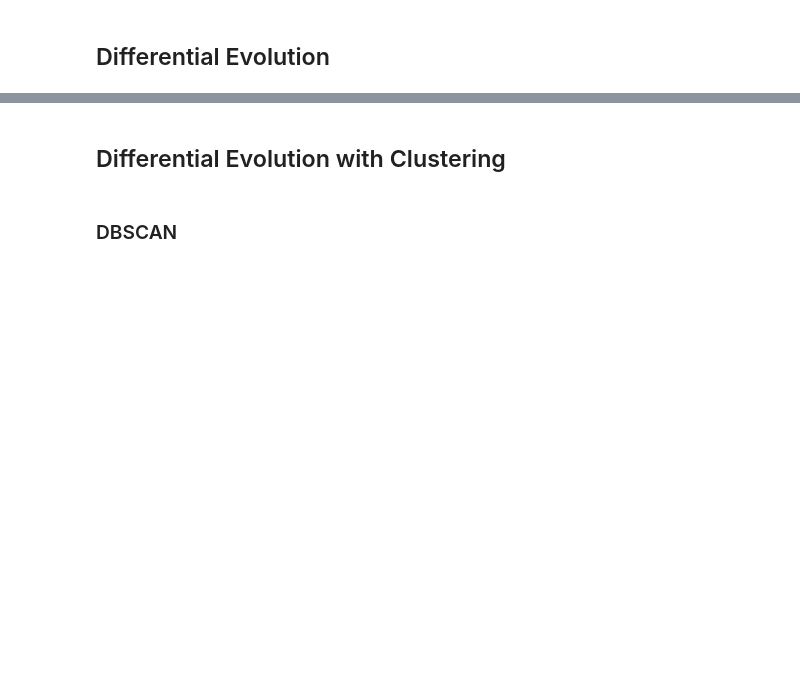
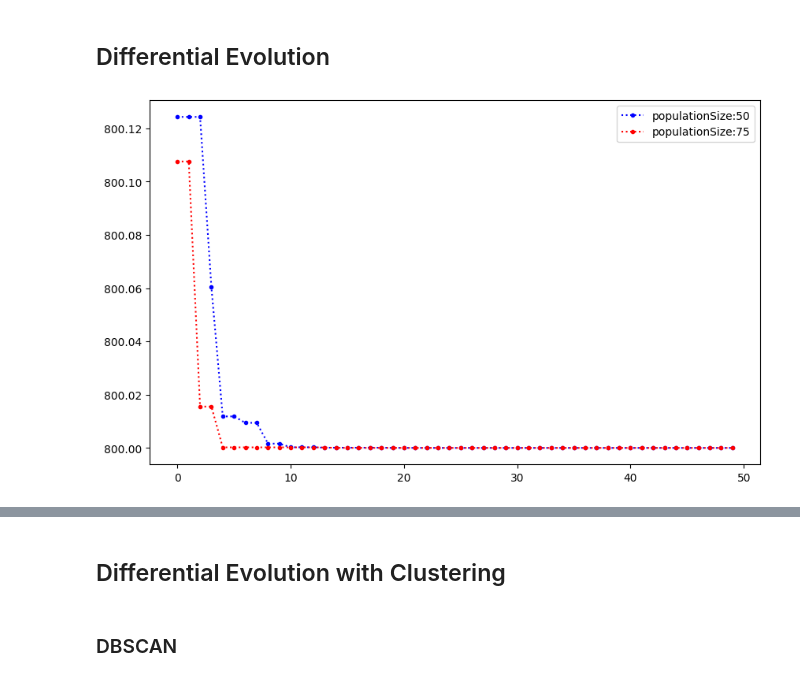
Before and after one commit to alexisuaguilaru/MetaPy, a Jupyter notebook: Testing/test_DifferentialEvolution.ipynb, the cells around one changed output, grey strips where cells are left out. Drawn from its saved outputs; the diff is of its cells as text; code cells hidden in the pictures; blank space fills up the shorter version.

```diff
--- a/Testing/test_DifferentialEvolution.ipynb
+++ b/Testing/test_DifferentialEvolution.ipynb
@@ -47,6 +31,18 @@ lower , upper = -100 , 100
 initializeIndividual = individual(lower,upper,dimension)
 
 DiffEvol = DifferentialEvolution(objectiveFunction,initializeIndividual)
+# %%
+parameterList = [50,75]
+parameterName = 'populationSize'
+kwargsOptimizer = {
+                    'iterations': 50,
+                    'scalingFactor': 0.5,
+                    'crossoverRate': 0.5
+                  }
+ftmList = ['.:b','.:r']
+MultiPlottingOptimalsFound(parameterList,parameterName,DiffEvol,kwargsOptimizer,ftmList)
+# %% [output]
+[figure, added]
 # %%
 #Calling Diff Evol to find optimal
 iterations = 100
```
Also changed, not shown: parts of 8 cells of this notebook, 1 other file.
